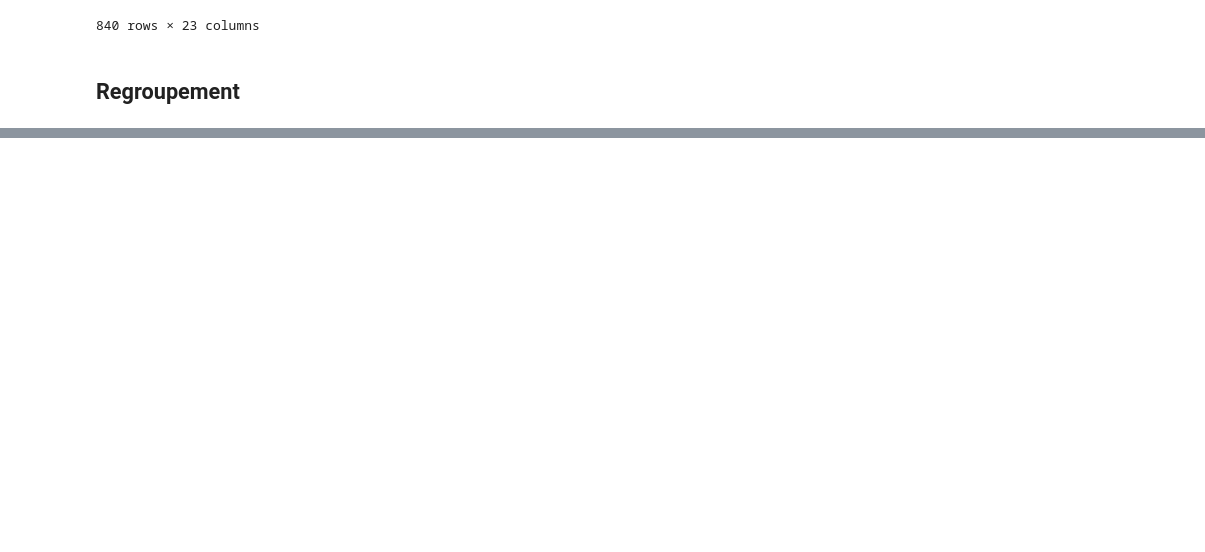
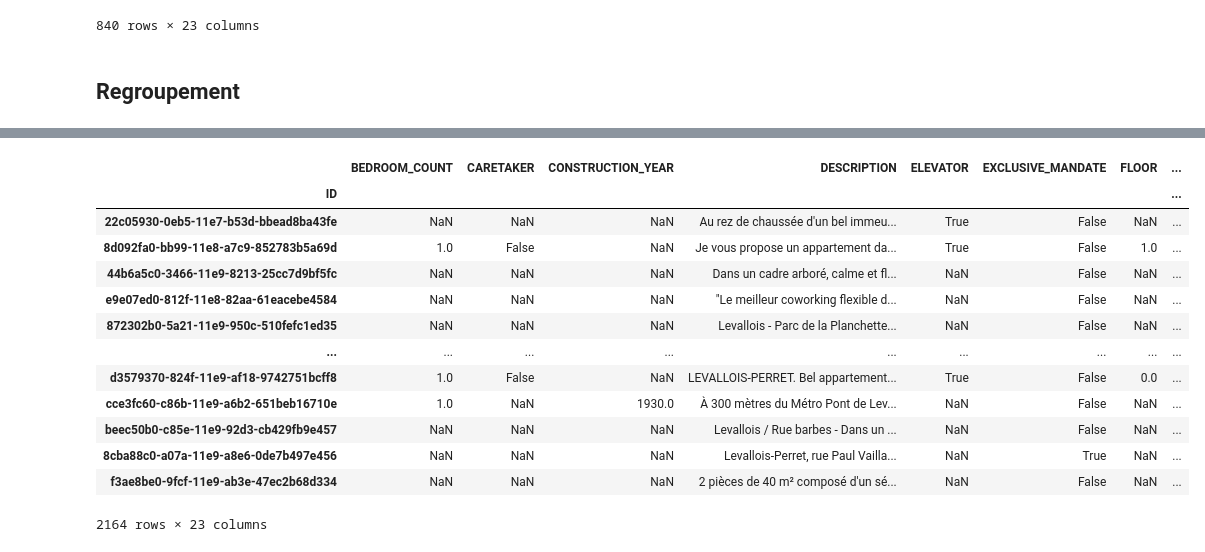
Before and after one commit to Aurel-Allard/yanport-interview, a Jupyter notebook: yanport_interview.ipynb, the cells around one changed output, grey strips where cells are left out. Saved outputs shown, nothing was run; the diff lists cells and outputs as text; code cells hidden in the pictures; blank space fills up the shorter version.

```diff
--- a/yanport_interview.ipynb
+++ b/yanport_interview.ipynb
@@ -182,0 +208,17 @@ ValueError: Length of names must match number of levels in MultiIndex.
+# %%
+df.sort_index(axis=1)
+# %% [output]
+|  | BEDROOM_COUNT | CARETAKER | CONSTRUCTION_YEAR | DESCRIPTION | ELEVATOR | EXCLUSIVE_MANDATE | FLOOR | ... |
+| ID |  |  |  |  |  |  |  | ... |
+| 22c05930-0eb5-11e7-b53d-bbead8ba43fe | NaN | NaN | NaN | Au rez de chaussée d'un bel immeu... | True | False | NaN | ... |
+| 8d092fa0-bb99-11e8-a7c9-852783b5a69d | 1.0 | False | NaN | Je vous propose un appartement da... | True | False | 1.0 | ... |
+| 44b6a5c0-3466-11e9-8213-25cc7d9bf5fc | NaN | NaN | NaN | Dans un cadre arboré, calme et fl... | NaN | False | NaN | ... |
+| e9e07ed0-812f-11e8-82aa-61eacebe4584 | NaN | NaN | NaN | "Le meilleur coworking flexible d... | NaN | False | NaN | ... |
+| 872302b0-5a21-11e9-950c-510fefc1ed35 | NaN | NaN | NaN | Levallois - Parc de la Planchette... | NaN | False | NaN | ... |
+| ... | ... | ... | ... | ... | ... | ... | ... | ... |
+| d3579370-824f-11e9-af18-9742751bcff8 | 1.0 | False | NaN | LEVALLOIS-PERRET. Bel appartement... | True | False | 0.0 | ... |
+| cce3fc60-c86b-11e9-a6b2-651beb16710e | 1.0 | NaN | 1930.0 | À 300 mètres du Métro Pont de Lev... | NaN | False | NaN | ... |
+| beec50b0-c85e-11e9-92d3-cb429fb9e457 | NaN | NaN | NaN | Levallois / Rue barbes - Dans un ... | NaN | False | NaN | ... |
+| 8cba88c0-a07a-11e9-a8e6-0de7b497e456 | NaN | NaN | NaN | Levallois-Perret, rue Paul Vailla... | NaN | True | NaN | ... |
+| f3ae8be0-9fcf-11e9-ab3e-47ec2b68d334 | NaN | NaN | NaN | 2 pièces de 40 m² composé d'un sé... | NaN | False | NaN | ... |
+2164 rows × 23 columns
```
Also changed, not shown: parts of 9 cells of this notebook.
